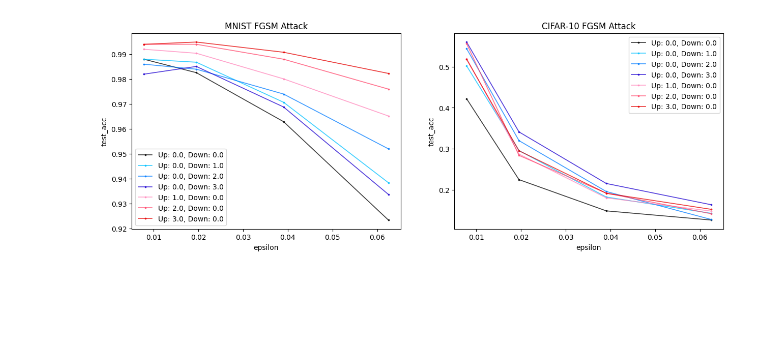
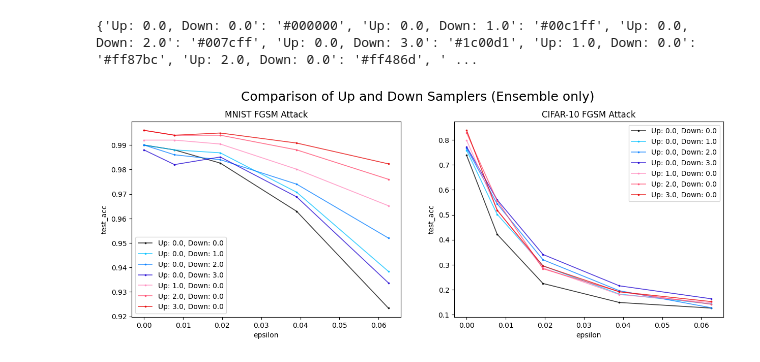
Before and after one commit to JasonTang99/gaussian-pyramid-defense, a Jupyter notebook: plot_exp.ipynb, the cells around one changed output. Saved outputs shown, nothing was run; the diff lists cells and outputs as text; code cells hidden in the pictures; blank space fills up the shorter version.

```diff
--- a/plot_exp.ipynb
+++ b/plot_exp.ipynb
@@ -77,7 +78,7 @@ fastadv_df = dicts_to_df(fgsm, pgd, cw, fgsm_pgd_cols, cw_cols)
 # read ensemble results
 fgsm, pgd, cw = {}, {}, {}
 for fp in os.listdir("attack_results"):
-    if 'advens' not in fp and 'denoiser' not in fp:
+    if 'ensadv' not in fp and 'denoiser' not in fp:
         results = read_results(os.path.join("attack_results", fp))
         if "fgsm" in fp:
             fgsm.update(results)
@@ -159,7 +160,7 @@ denoise_df['denoiser'] = True
 # %%
 # fgsm filters (remove results from previous runs which are no longer considered)
 norms = [np.inf]
-epsilons = [x/256 for x in [2, 5, 10, 16]]
+epsilons = [x/256 for x in [0, 2, 5, 10, 16]]
 interpolations = ["bilinear"]
 scalings = [2.0, 1.1]
 scaling_2_up_down = [
@@ -197,14 +198,14 @@ norms = [np.inf]
 nb_iters = [40]
 eps_iters = [5e-4]
 rand_inits = [True]
-epsilons = [x/256 for x in [2, 5, 10, 16]]
+epsilons = [x/256 for x in [0, 2, 5, 10, 16]]
 interpolations = ["bilinear"]
 scalings = [2.0, 1.1]
 scaling_2_up_down = [
     *[(i, i) for i in [0, 3]]
 ]
 scaling_11_up_down = [
-    *[(i, i) for i in [5, 7]],
+    *[(i, i) for i in [3, 5, 7]],
 ]
 
 # apply filters
@@ -230,14 +231,14 @@ len(pgd_df), len(pgd_filt)
 # %%
 # cw filters
 norms = [2.0]
-epsilons = [0.5, 1.0, 2.0, 3.5]
+epsilons = [0.0, 0.5, 1.0, 2.0, 3.5]
 interpolations = ["bilinear"]
 scalings = [2.0, 1.1]
 scaling_2_up_down = [
     *[(i, i) for i in [0, 3]]
 ]
 scaling_11_up_down = [
-    *[(i, i) for i in [5, 7]],
+    *[(i, i) for i in [3, 5, 7]],
 ]
 
 # apply filters
@@ -400,31 +388,55 @@ cifar_plot_data = {}
 for i in range(len(cifar_filt)):
     row = cifar_filt.iloc[i]
     name = f'Up: {row["up_samplers"]}, Down: {row["down_samplers"]}'
     if name not in cifar_plot_data:
         cifar_plot_data[name] = [[], []]
     cifar_plot_data[name][0].append(row['test_acc'])
     cifar_plot_data[name][1].append(row['epsilon'])
 
+# create color map
+colors = """
+#000000
+#00c1ff
+#007cff
+#1c00d1
+#ff87bc
+#ff486d
+#e60000
+"""
+colors = [x.strip() for x in colors.split('\n') if x.strip() != '']
+
+color_map = {}
+for i, k in enumerate(mnist_plot_data.keys()):
+    color_map[k] = colors[i]
+print(color_map)
+
 # plot
 fig, ax = plt.subplots(1, 2, figsize=(15, 5))
 ax[0].set_title('MNIST FGSM Attack')
 ax[1].set_title('CIFAR-10 FGSM Attack')
 ax[0].set_xlabel('epsilon')
 ax[1].set_xlabel('epsilon')
 ax[0].set_ylabel('test_acc')
 ax[1].set_ylabel('test_acc')
 # plot test_acc vs epsilon for each up_samplers and down_samplers
 for name, data in mnist_plot_data.items():
     ax[0].plot(data[1], data[0], label=name, marker='o',
                 linewidth=1.25, markersize=1.75, alpha=0.75,
                 color=color_map[name])
 for name, data in cifar_plot_data.items():
     ax[1].plot(data[1], data[0], label=name, marker='o',
                 linewidth=1.25, markersize=1.75, alpha=0.75,
                 color=color_map[name])
 ax[0].legend()
 ax[1].legend()
+
+# set title
+fig.suptitle('Comparison of Up and Down Samplers (Ensemble only)', fontsize=18, y=1)
+
 plt.savefig('graphs/up_down_samplers.png', dpi=100, bbox_inches='tight', pad_inches=0.05)
 plt.show()
+
+# table
 # %% [output]
+{'Up: 0.0, Down: 0.0': '#000000', 'Up: 0.0, Down: 1.0': '#00c1ff', 'Up: 0.0, Down: 2.0': '#007cff', 'Up: 0.0, Down: 3.0': '#1c00d1', 'Up: 1.0, Down: 0.0': '#ff87bc', 'Up: 2.0, Down: 0.0': '#ff486d', ' ...
-[figure, old version]
+[figure, new version]
```
Also changed, not shown: parts of 16 cells of this notebook, 47 other files.
